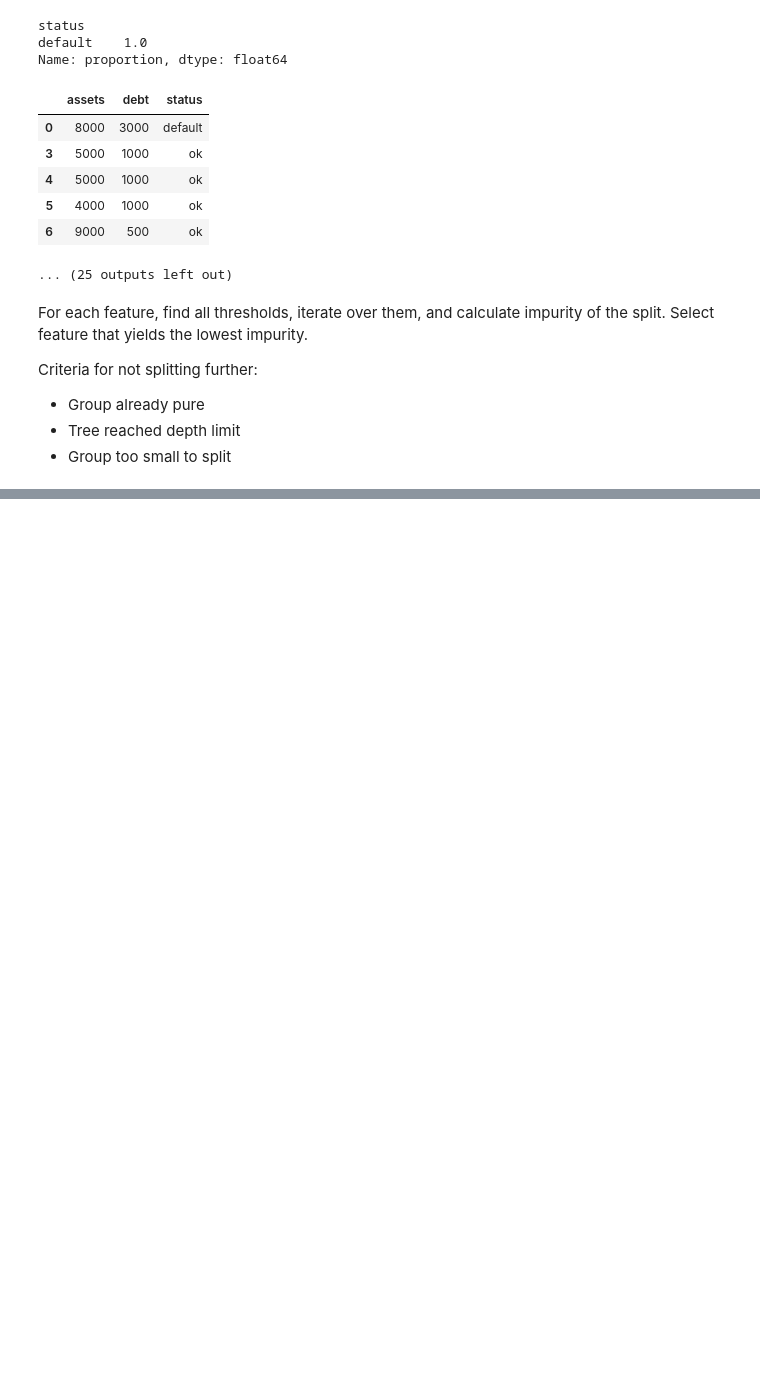
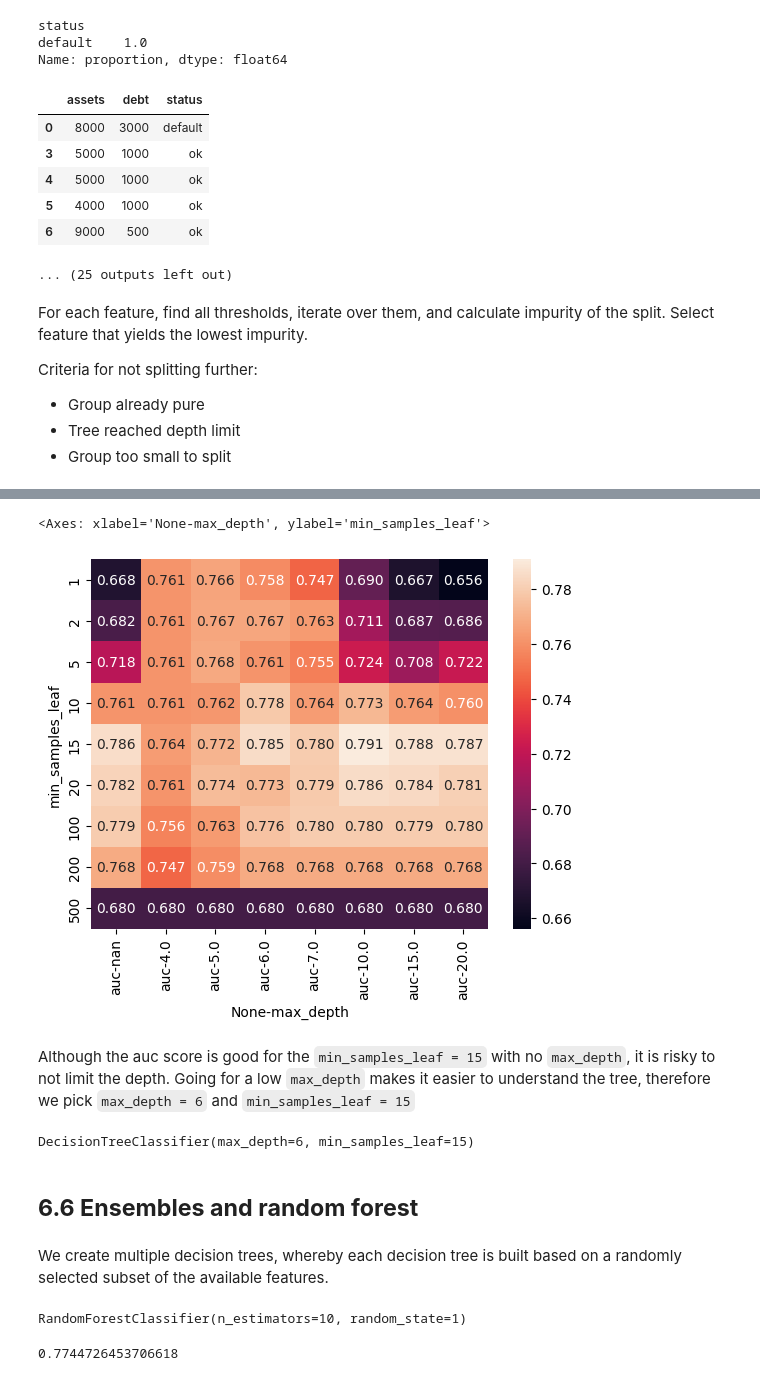
Before and after one commit to DavidVFitzGerald/machine-learning-zoomcamp-homework, a Jupyter notebook: 06-decision-trees/06-decision-trees.ipynb, the cells around one changed output, grey strips where cells are left out. Cells and saved outputs as stored; diff of their text form; code cells hidden in the pictures; blank space fills up the shorter version.

```diff
--- a/06-decision-trees/06-decision-trees.ipynb
+++ b/06-decision-trees/06-decision-trees.ipynb
@@ -588,0 +598,8 @@ Criteria for not splitting further:
+# %%
+for d in [1, 2, 3, 4, 5, 6, 10, 15, 20, None]:
+    dt = DecisionTreeClassifier(max_depth=d)
+    dt.fit(X_train, y_train)
+
+    y_pred = dt.predict_proba(X_val)[:, 1]
+    auc = roc_auc_score(y_val, y_pred)
+    print(f"{str(d):4s} -> {auc:.3f}")
@@ -588,0 +617,16 @@ Criteria for not splitting further:
+# %%
+scores = []
+
+for d in [None, 4, 5, 6, 7, 10, 15, 20]:
+    for s in [1, 2, 5, 10, 15, 20, 100, 200, 500]:
+        dt = DecisionTreeClassifier(max_depth=d, min_samples_leaf=s)
+        dt.fit(X_train, y_train)
+
+        y_pred = dt.predict_proba(X_val)[:, 1]
+        auc = roc_auc_score(y_val, y_pred)
+        # print(f"{str(d):1s}, {str(s):3} -> {auc:.3f}")
+
+        scores.append((d, s, auc))
+# %%
+df_scores = pd.DataFrame(scores, columns=["max_depth", "min_samples_leaf", "auc"])
+df_scores.head()
@@ -588,0 +656,3 @@ Criteria for not splitting further:
+# %%
+df_scores_pivot = df_scores.pivot(index="min_samples_leaf", columns=["max_depth"], values=["auc"])
+df_scores_pivot
@@ -588,0 +672,16 @@ Criteria for not splitting further:
+# %%
+sns.heatmap(df_scores_pivot, annot=True, fmt=".3f")
+# %% [output]
+<Axes: xlabel='None-max_depth', ylabel='min_samples_leaf'>
+[figure, added]
+# %% [markdown]
+Although the auc score is good for the ``min_samples_leaf = 15`` with no ``max_depth``, it is risky to not limit the depth. Going for a low ``max_depth`` makes it easier to understand the tree, therefore we pick ``max_depth = 6`` and ``min_samples_leaf = 15``
+# %%
+dt = DecisionTreeClassifier(max_depth=6, min_samples_leaf=15)
+dt.fit(X_train, y_train)
+# %% [output]
+DecisionTreeClassifier(max_depth=6, min_samples_leaf=15)
+# %% [markdown]
+## **6.6 Ensembles and random forest**
+# %% [markdown]
+We create multiple decision trees, whereby each decision tree is built based on a randomly selected subset of the available features.
@@ -588,0 +690,5 @@ Criteria for not splitting further:
+# %%
+rf = RandomForestClassifier(n_estimators=10, random_state=1)
+rf.fit(X_train, y_train)
+# %% [output]
+RandomForestClassifier(n_estimators=10, random_state=1)
@@ -588,0 +697,4 @@ Criteria for not splitting further:
+# %%
+roc_auc_score(y_val, y_pred)
+# %% [output]
+0.7744726453706618
```
Also changed, not shown: parts of 67 cells of this notebook.
